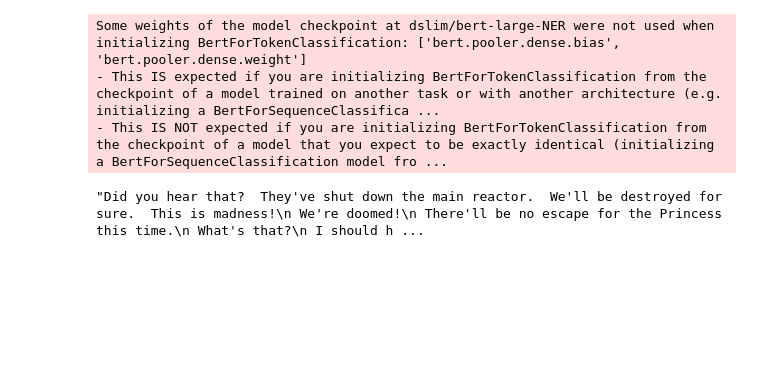
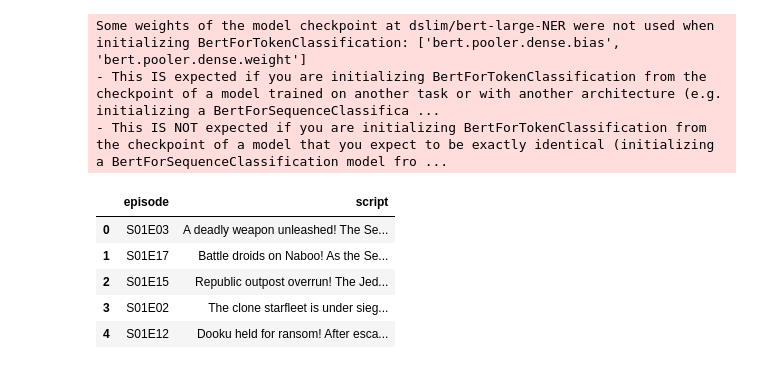
Before and after one commit to rashadat1/StarWarsNLP, a Jupyter notebook: character_network/character_network.ipynb, the cells around one changed output. Drawn from its saved outputs; the diff is of its cells as text; code cells hidden in the pictures; blank space fills up the shorter version.

Commit message:
built character network

```diff
--- a/character_network/character_network.ipynb
+++ b/character_network/character_network.ipynb
@@ -40,5 +24,53 @@ script = datasetprocessing(subtitle_path)
-# %%
-script
-# %% [output]
-"Did you hear that?  They've shut down the main reactor.  We'll be destroyed for sure.  This is madness!\n We're doomed!\n There'll be no escape for the Princess this time.\n What's that?\n I should h ...
+# %%
+from glob import glob
+import numpy as np
+
+files = glob('../data/characterNetworkData/CloneWarsS1/*.srt')
+movies = glob('../data/characterNetworkData/*.txt')
+
+files = list(np.append(files,movies))
+# %%
+import os
+import numpy as np
+import pandas as pd
+path = '../data/characterNetworkData/'
+
+def load_dataset(path):
+    scripts = []
+    episodes_num = []
+    clone_wars = glob(path + 'CloneWarsS1/*.srt')
+    movies = glob(path + '/*.txt')
+    files = list(np.append(clone_wars,movies))
+    for path in files:
+        dialogue = []
+
+        with open(path, 'r') as file:
+            lines = file.readlines()
+            for i in range(len(lines)):
+                line = lines[i].replace('\n','').replace('</i>','').replace('<i>','')
+                if (line.isnumeric() == False) and (('-->' in line) == False) and (line != ''):
+
+                    dialogue.append(line)
+
+        script = " ".join(dialogue)
+        scripts.append(script)
+
+        if 'CloneWarsS1' in path:
+            episodes_num.append(path.split('CloneWarsS1/')[1][:6])
+        else:
+            episodes_num.append('Star Wars ' + path[29:37].capitalize())
+
+    df = pd.DataFrame.from_dict({"episode": episodes_num, "script": scripts})
+    return df
+
+df = load_dataset(path)
+# %%
+df.head()
+# %% [output]
+|  | episode | script |
+| 0 | S01E03 | A deadly weapon unleashed! The Se... |
+| 1 | S01E17 | Battle droids on Naboo! As the Se... |
+| 2 | S01E15 | Republic outpost overrun! The Jed... |
+| 3 | S01E02 | The clone starfleet is under sieg... |
+| 4 | S01E12 | Dooku held for ransom! After esca... |
 # %%
```
Also changed, not shown: parts of 27 cells of this notebook, 30 other files.
